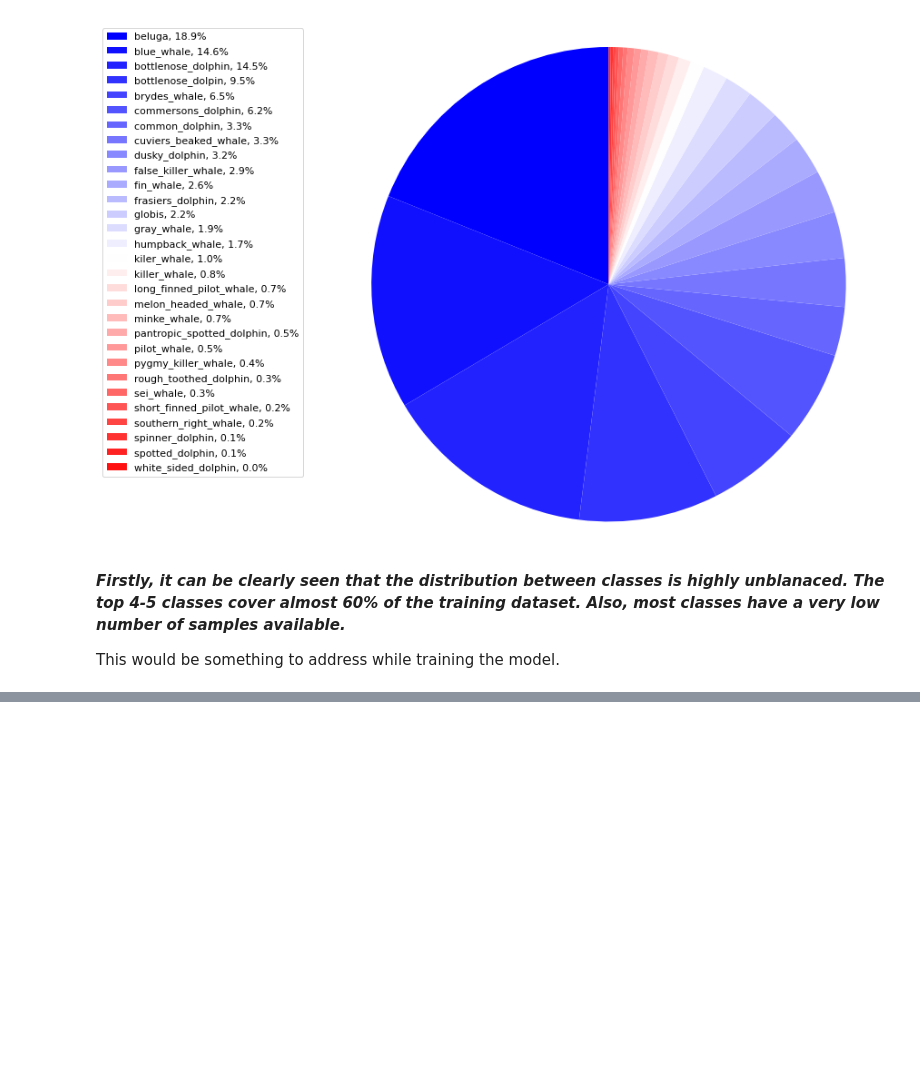
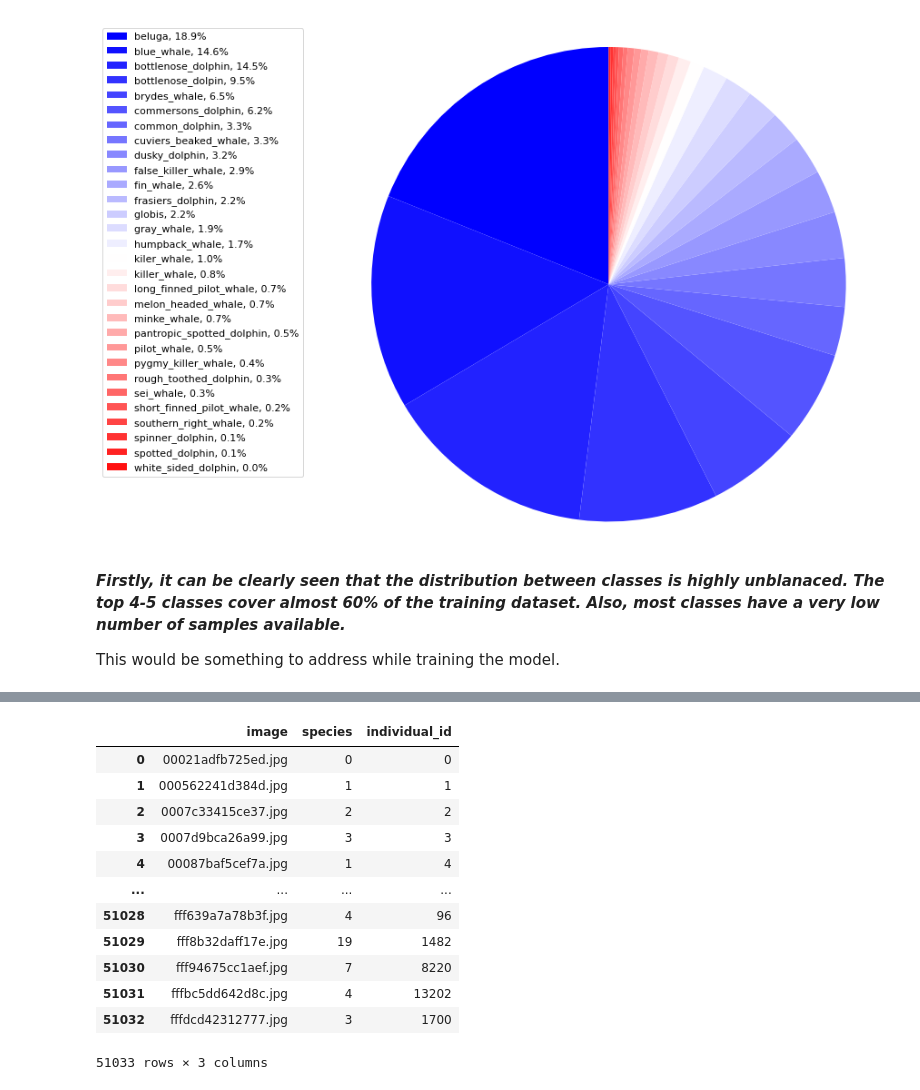
Before and after one commit to anirudh217sharma/Happy_Whale_and_Dolphins, a Jupyter notebook: marine-mammal-classification.ipynb, the cells around one changed output, grey strips where cells are left out. Drawn from its saved outputs; the diff is of its cells as text; code cells hidden in the pictures; blank space fills up the shorter version.

Commit message:
Kaggle Notebook | Marine_Mammal_classification | Version 2

```diff
--- a/marine-mammal-classification.ipynb
+++ b/marine-mammal-classification.ipynb
@@ -96,0 +142,36 @@ This would be something to address while training the model.
+# %%
+# Lets create numerical mappings for the individual_ids and species
+
+# Mapping for species
+species = list(train_df['species'].unique())
+species_mapping = {}
+for idx, item in enumerate(species):
+    species_mapping[item] = idx
+
+# Mapping for indvidual_ids
+marine_id = list(train_df['individual_id'].unique())
+marine_id_mapping = {}
+for idx, item in enumerate(marine_id):
+    marine_id_mapping[item] = idx
+
+# These dictionaries can be later on used to extract the relevant information from encodings
+# %%
+# Applying numerical transformation to the train_df
+train_df['species'] = train_df['species'].apply(lambda x: species_mapping[x])
+train_df['individual_id'] = train_df['individual_id'].apply(lambda x: marine_id_mapping[x])
+# %%
+train_df
+# %% [output]
+|  | image | species | individual_id |
+| 0 | 00021adfb725ed.jpg | 0 | 0 |
+| 1 | 000562241d384d.jpg | 1 | 1 |
+| 2 | 0007c33415ce37.jpg | 2 | 2 |
+| 3 | 0007d9bca26a99.jpg | 3 | 3 |
+| 4 | 00087baf5cef7a.jpg | 1 | 4 |
+| ... | ... | ... | ... |
+| 51028 | fff639a7a78b3f.jpg | 4 | 96 |
+| 51029 | fff8b32daff17e.jpg | 19 | 1482 |
+| 51030 | fff94675cc1aef.jpg | 7 | 8220 |
+| 51031 | fffbc5dd642d8c.jpg | 4 | 13202 |
+| 51032 | fffdcd42312777.jpg | 3 | 1700 |
+51033 rows × 3 columns
```
Also changed, not shown: parts of 5 cells of this notebook.
